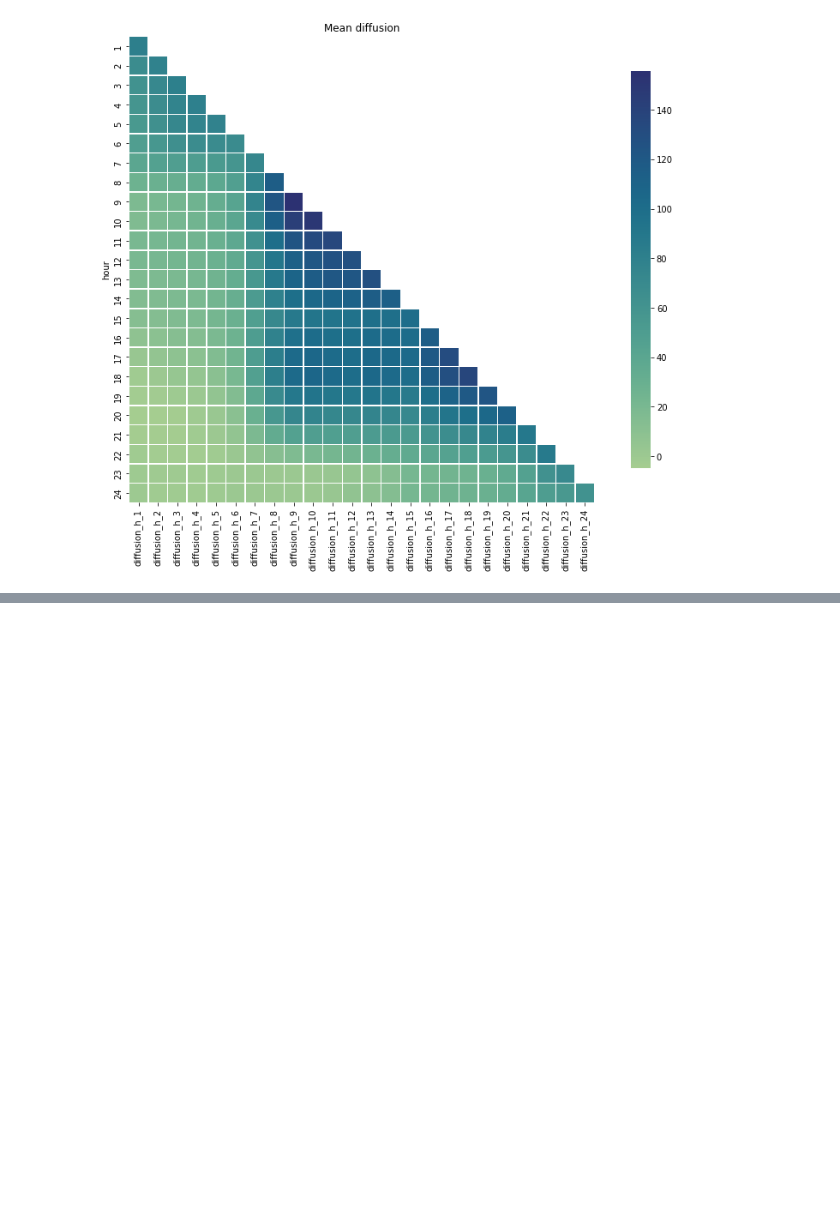
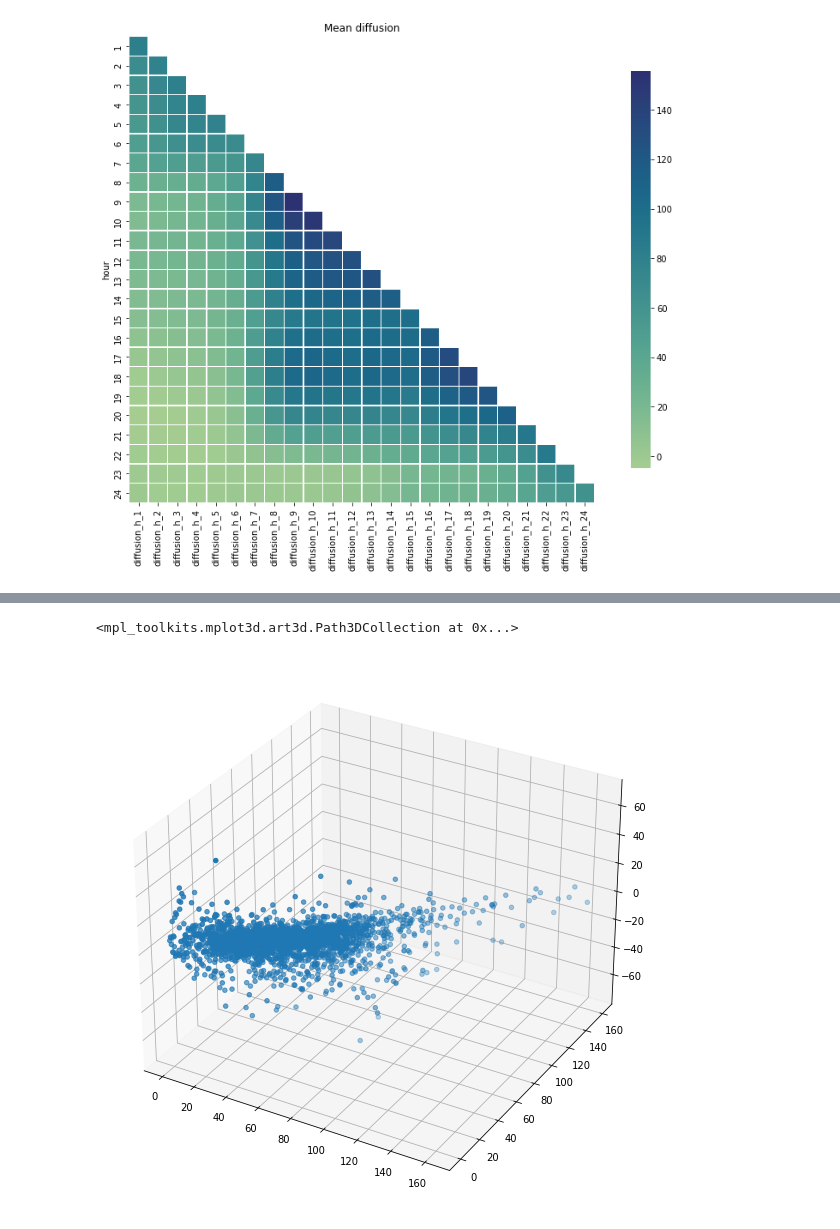
Before and after one commit to NonoMalpi/electricity, a Jupyter notebook: notebooks/Potenciala.ipynb, the cells around one changed output, grey strips where cells are left out. Cells and saved outputs as stored; diff of their text form; code cells hidden in the pictures; blank space fills up the shorter version.

```diff
--- a/notebooks/Potenciala.ipynb
+++ b/notebooks/Potenciala.ipynb
@@ -286,0 +356,22 @@ plt.show()
+# %%
+# Choose the size of your target space in two dimensions
+bins = np.array([300, 300])
+
+# Introduce the desired orders to calculate, but in 2 dimensions
+powers = np.array([[0,0], [1,0], [0,1], [1,1], [2,0], [0,2], [2,2]])
+
+bw = 0.1
+
+kmc, edges = km(s.df_vector.T[[1, 2]].dropna().values, bw = bw, bins = bins, powers = powers)
+# %%
+foo = pd.DataFrame(kmc[1])
+foo.index = edges[0]
+foo.columns = edges[1]
+foo = foo.stack().reset_index()
+foo[0] = foo[0].replace(0, np.nan)
+# %%
+fig, ax = plt.subplots(subplot_kw={"projection": "3d"}, figsize=(20, 10))
+ax.scatter(foo.level_0, foo.level_1, foo.iloc[:, -1])
+# %% [output]
+<mpl_toolkits.mplot3d.art3d.Path3DCollection at 0x...>
+[figure, added]
```
Also changed, not shown: parts of 22 cells of this notebook, 1 other file.
